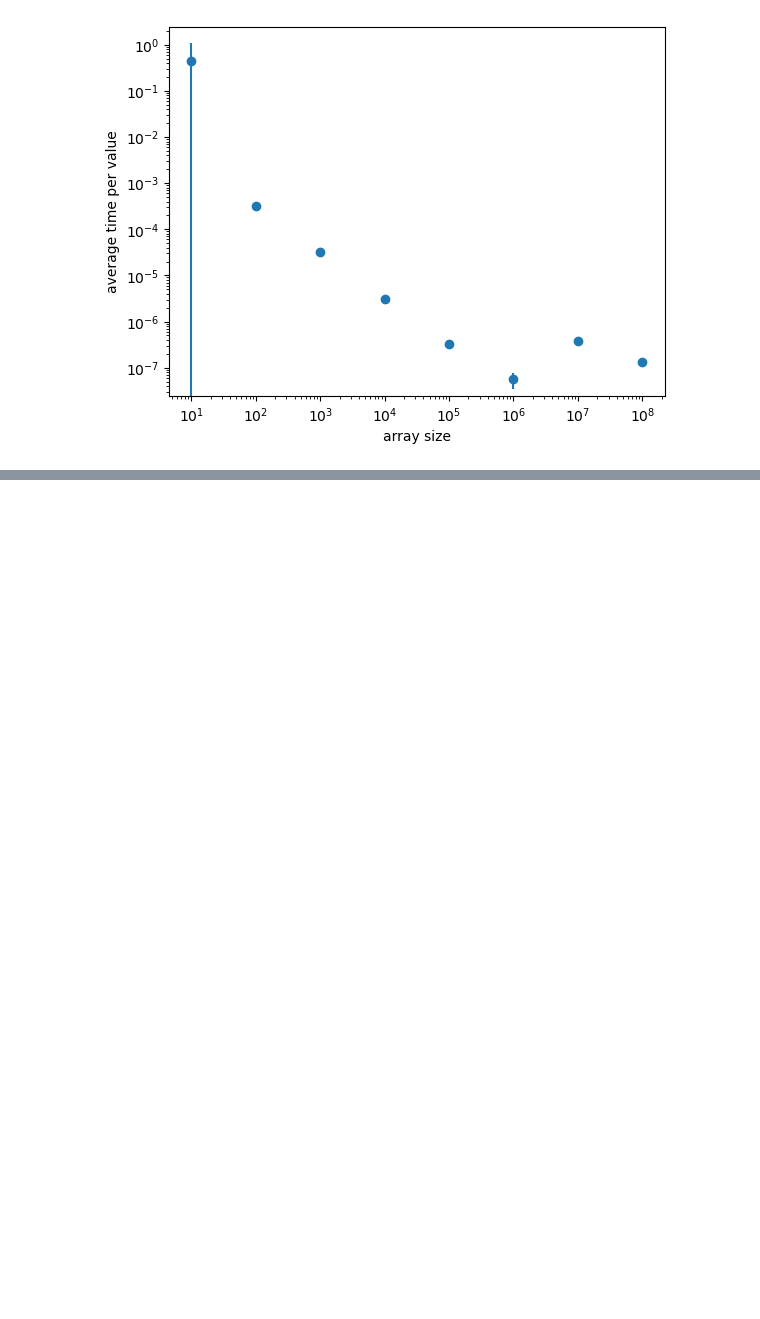
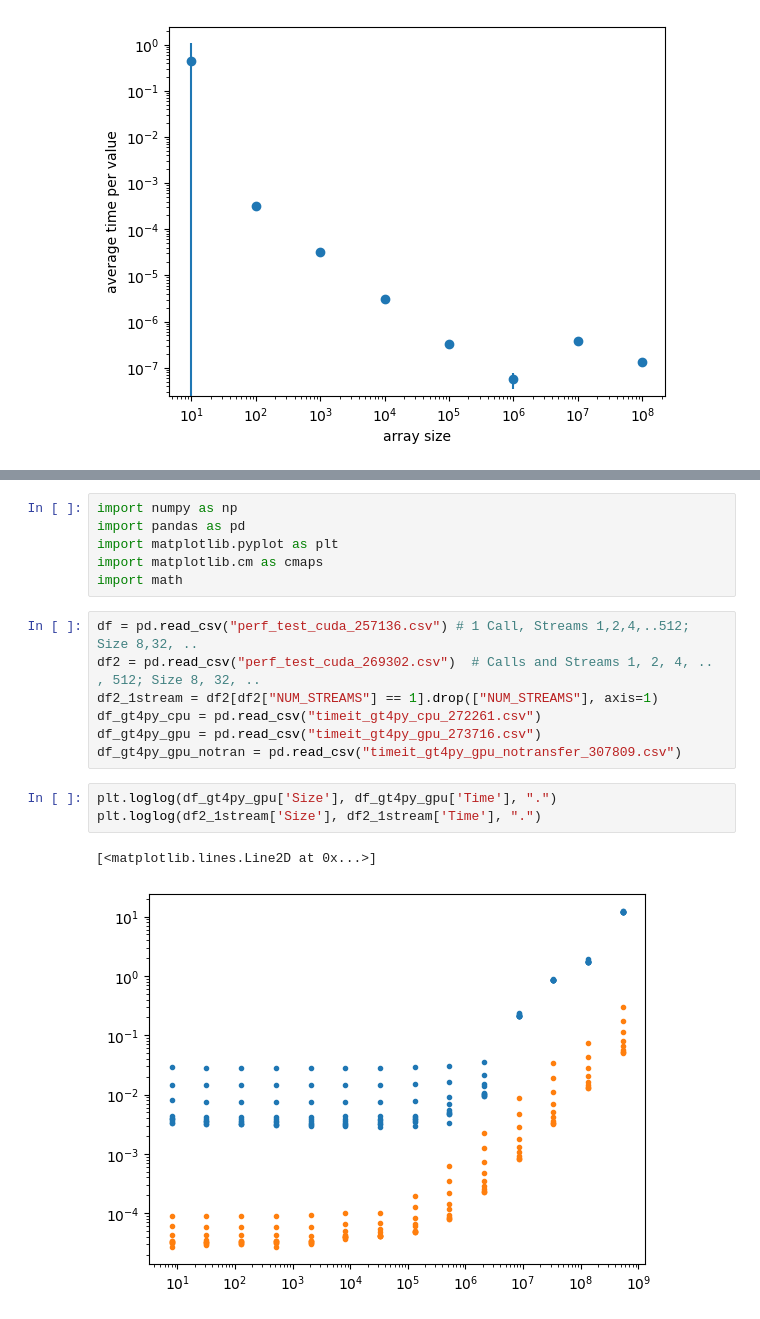
Before and after one commit to grafrap/HPC4WC-overlapping, a Jupyter notebook: measurements/measurement plots.ipynb, the cells around one changed output, grey strips where cells are left out. Cells and saved outputs as stored; diff of their text form; blank space fills up the shorter version.

Commit message:
some plots on arccos calls cuda vs. gt4py

```diff
--- a/measurements/measurement plots.ipynb
+++ b/measurements/measurement plots.ipynb
@@ -25,0 +60,19 @@ Text(0, 0.5, 'average time per value')
+# %%
+import numpy as np
+import pandas as pd
+import matplotlib.pyplot as plt
+import matplotlib.cm as cmaps
+import math
+# %%
+df = pd.read_csv("perf_test_cuda_257136.csv") # 1 Call, Streams 1,2,4,..512; Size 8,32, ..
+df2 = pd.read_csv("perf_test_cuda_269302.csv")  # Calls and Streams 1, 2, 4, .. , 512; Size 8, 32, ..
+df2_1stream = df2[df2["NUM_STREAMS"] == 1].drop(["NUM_STREAMS"], axis=1)
+df_gt4py_cpu = pd.read_csv("timeit_gt4py_cpu_272261.csv")
+df_gt4py_gpu = pd.read_csv("timeit_gt4py_gpu_273716.csv")
+df_gt4py_gpu_notran = pd.read_csv("timeit_gt4py_gpu_notransfer_307809.csv")
+# %%
+plt.loglog(df_gt4py_gpu['Size'], df_gt4py_gpu['Time'], ".")
+plt.loglog(df2_1stream['Size'], df2_1stream['Time'], ".")
+# %% [output]
+[<matplotlib.lines.Line2D at 0x...>]
+[figure, added]
```
Also changed, not shown: parts of 24 cells of this notebook, 3 other files.
